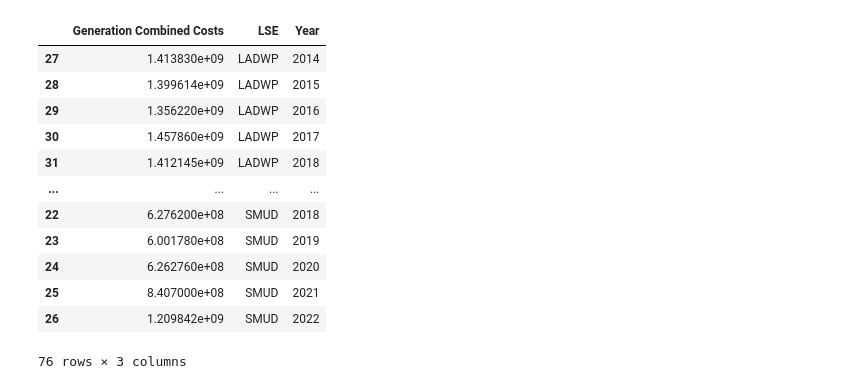
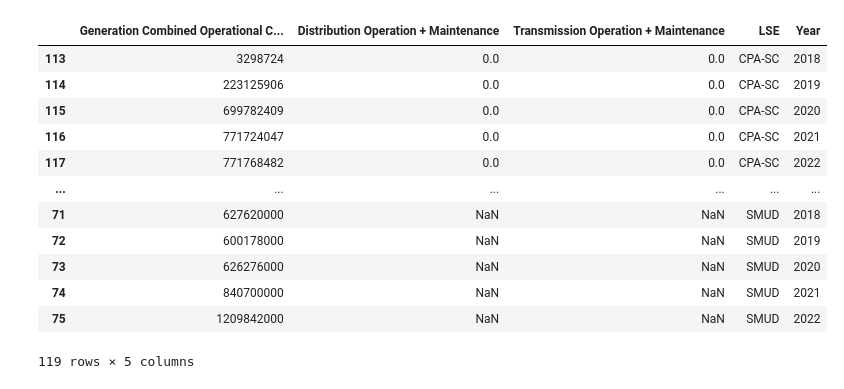
Before and after one commit to rayansud/CA_electricity_primer, a Jupyter notebook: Fig5_T&DExpenses/Untitled.ipynb, the cells around one changed output. Cells and saved outputs as stored; diff of their text form; code cells hidden in the pictures.

```diff
--- a/Fig5_T&DExpenses/Untitled.ipynb
+++ b/Fig5_T&DExpenses/Untitled.ipynb
@@ -4,23 +4,23 @@ import matplotlib.pyplot as plt
 #import seaborn as sns
 #import cpi
 # %%
-data = pd.read_excel('T&D Expenses.xlsx')[['Generation Combined Costs','LSE','Year']].sort_values(by=['LSE','Year']).dropna()
+data = pd.read_excel('T&D Expenses.xlsx')[['Generation Combined Operational Costs','Distribution Operation + Maintenance','Transmission Operation + Maintenance','LSE','Year']].sort_values(by=['LSE','Year'])
 data
 #data['real_Generation Combined Costs'] = data.apply(
 #    lambda x: cpi.inflate(x['Generation Combined Costs'], x.Year,to=2022), axis=1
 #)
 # %% [output]
-|  | Generation Combined Costs | LSE | Year |
-| 27 | 1.413830e+09 | LADWP | 2014 |
-| 28 | 1.399614e+09 | LADWP | 2015 |
-| 29 | 1.356220e+09 | LADWP | 2016 |
-| 30 | 1.457860e+09 | LADWP | 2017 |
-| 31 | 1.412145e+09 | LADWP | 2018 |
-| ... | ... | ... | ... |
-| 22 | 6.276200e+08 | SMUD | 2018 |
-| 23 | 6.001780e+08 | SMUD | 2019 |
-| 24 | 6.262760e+08 | SMUD | 2020 |
-| 25 | 8.407000e+08 | SMUD | 2021 |
-| 26 | 1.209842e+09 | SMUD | 2022 |
+|  | Generation Combined Operational C... | Distribution Operation + Maintenance | Transmission Operation + Maintenance | LSE | Year |
+| 113 | 3298724 | 0.0 | 0.0 | CPA-SC | 2018 |
+| 114 | 223125906 | 0.0 | 0.0 | CPA-SC | 2019 |
+| 115 | 699782409 | 0.0 | 0.0 | CPA-SC | 2020 |
+| 116 | 771724047 | 0.0 | 0.0 | CPA-SC | 2021 |
+| 117 | 771768482 | 0.0 | 0.0 | CPA-SC | 2022 |
+| ... | ... | ... | ... | ... | ... |
+| 71 | 627620000 | NaN | NaN | SMUD | 2018 |
+| 72 | 600178000 | NaN | NaN | SMUD | 2019 |
+| 73 | 626276000 | NaN | NaN | SMUD | 2020 |
+| 74 | 840700000 | NaN | NaN | SMUD | 2021 |
+| 75 | 1209842000 | NaN | NaN | SMUD | 2022 |
-76 rows × 3 columns
+119 rows × 5 columns
 # %%
```
Also changed, not shown: parts of 6 cells of this notebook, 6 other files.
